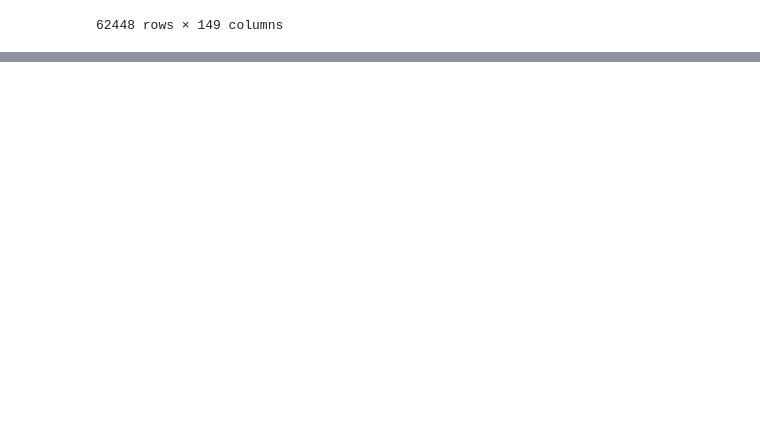
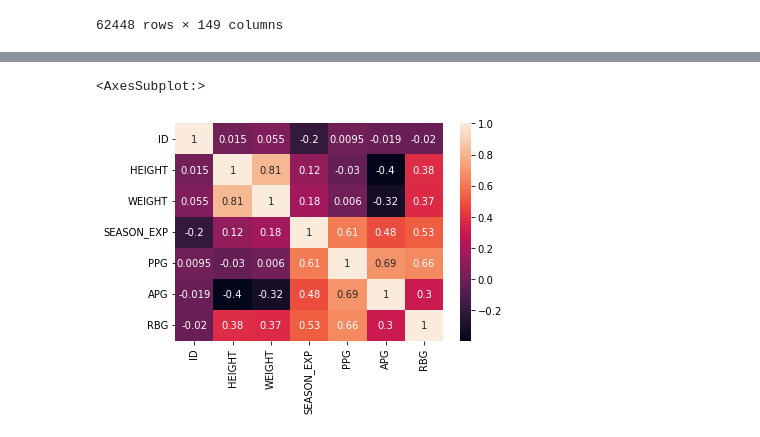
Before and after one commit to data301-2021-winter1/project-group-46-project-1, a Jupyter notebook: notebooks/analysis1.ipynb, the cells around one changed output, grey strips where cells are left out. Saved outputs shown, nothing was run; the diff lists cells and outputs as text; code cells hidden in the pictures; blank space fills up the shorter version.

```diff
--- a/notebooks/analysis1.ipynb
+++ b/notebooks/analysis1.ipynb
@@ -78,0 +262,9 @@ pd.read_csv("../data/raw/Game.csv")
+# %%
+pko = (
+	  pd.read_csv(
+		"../data/raw/Player_Attributes.csv"
+	)
+	.drop(['NBA_FLAG','JERSEY','PIE','TEAM_ABBREVIATION','TEAM_ID','ALL_STAR_APPEARANCES','GAMES_PLAYED_CURRENT_SEASON_FLAG','FROM_YEAR','TO_YEAR','DLEAGUE_FLAG','TEAM_CODE','TEAM_CITY','DISPLAY_FIRST_LAST','PLAYER_SLUG','FIRST_NAME','LAST_NAME','DISPLAY_FI_LAST','GAMES_PLAYED_FLAG','PLAYERCODE'], axis=1)
+	.rename(columns={'DISPLAY_LAST_COMMA_FIRST': 'FULL NAME', 'PTS':'PPG', 'AST':'APG','REB':'RBG'})
+    .dropna(axis=0)
+)
@@ -78,0 +287,7 @@ pd.read_csv("../data/raw/Game.csv")
+# %%
+relationship = pko.corr()
+# %%
+sns.heatmap(relationship, xticklabels=relationship.columns, yticklabels=relationship.columns, annot=True)
+# %% [output]
+<AxesSubplot:>
+[figure, added]
```
Also changed, not shown: parts of 23 cells of this notebook, 4 other files.
